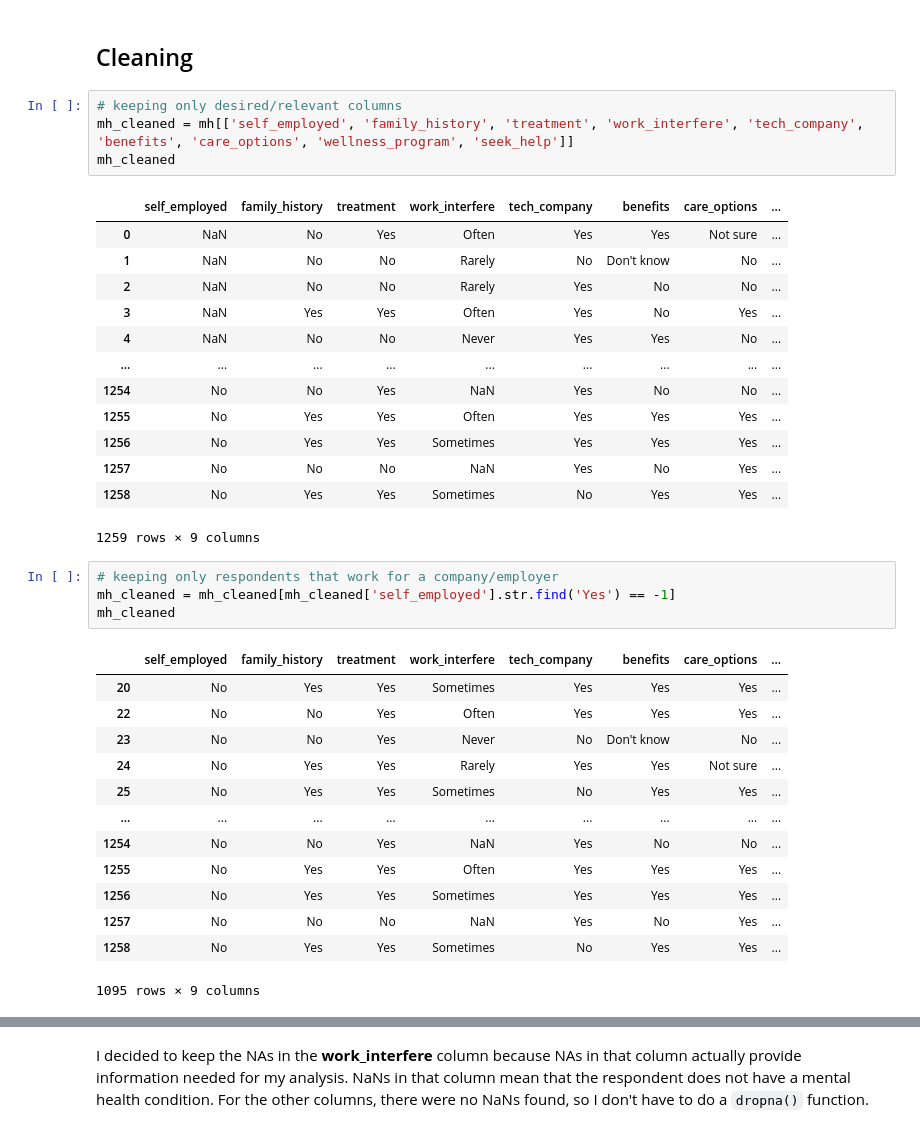
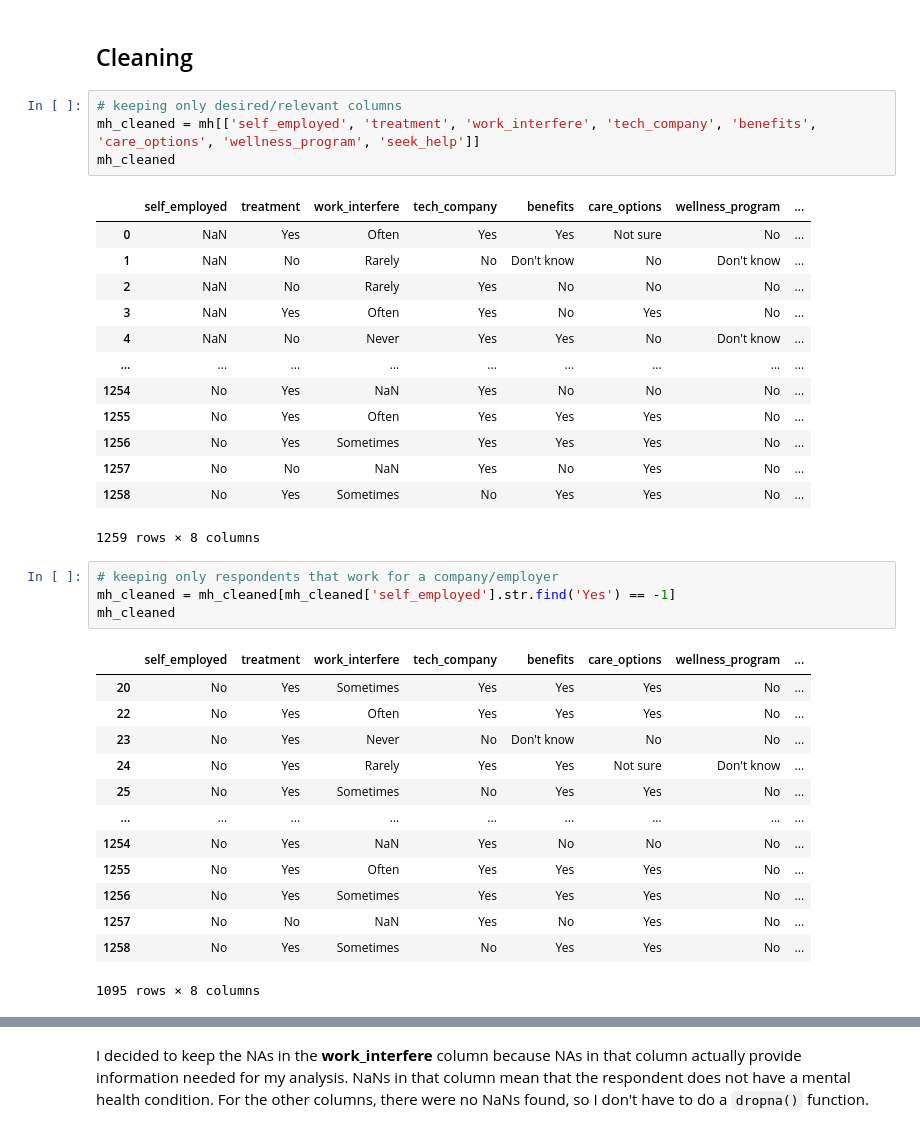
Before and after one commit to cltomiyama/MentalHealthSurvey_analysis, a Jupyter notebook: analysis/gale/analysispipeline_methodchain.ipynb, the cells around one changed output, grey strips where cells are left out. Drawn from its saved outputs; the diff is of its cells as text.

Commit message:
Removed 'family_history' column

```diff
--- a/analysis/gale/analysispipeline_methodchain.ipynb
+++ b/analysis/gale/analysispipeline_methodchain.ipynb
@@ -39,40 +39,40 @@ Index(['Timestamp', 'Age', 'Gender', 'Country', 'state', 'self_employed',
 ## Cleaning
 # %%
 # keeping only desired/relevant columns
-mh_cleaned = mh[['self_employed', 'family_history', 'treatment', 'work_interfere', 'tech_company', 'benefits', 'care_options', 'wellness_program', 'seek_help']]
+mh_cleaned = mh[['self_employed', 'treatment', 'work_interfere', 'tech_company', 'benefits', 'care_options', 'wellness_program', 'seek_help']]
 mh_cleaned
 # %% [output]
-|  | self_employed | family_history | treatment | work_interfere | tech_company | benefits | care_options | ... |
-| 0 | NaN | No | Yes | Often | Yes | Yes | Not sure | ... |
-| 1 | NaN | No | No | Rarely | No | Don't know | No | ... |
-| 2 | NaN | No | No | Rarely | Yes | No | No | ... |
-| 3 | NaN | Yes | Yes | Often | Yes | No | Yes | ... |
-| 4 | NaN | No | No | Never | Yes | Yes | No | ... |
+|  | self_employed | treatment | work_interfere | tech_company | benefits | care_options | wellness_program | ... |
+| 0 | NaN | Yes | Often | Yes | Yes | Not sure | No | ... |
+| 1 | NaN | No | Rarely | No | Don't know | No | Don't know | ... |
+| 2 | NaN | No | Rarely | Yes | No | No | No | ... |
+| 3 | NaN | Yes | Often | Yes | No | Yes | No | ... |
+| 4 | NaN | No | Never | Yes | Yes | No | Don't know | ... |
 | ... | ... | ... | ... | ... | ... | ... | ... | ... |
-| 1254 | No | No | Yes | NaN | Yes | No | No | ... |
-| 1255 | No | Yes | Yes | Often | Yes | Yes | Yes | ... |
-| 1256 | No | Yes | Yes | Sometimes | Yes | Yes | Yes | ... |
-| 1257 | No | No | No | NaN | Yes | No | Yes | ... |
-| 1258 | No | Yes | Yes | Sometimes | No | Yes | Yes | ... |
+| 1254 | No | Yes | NaN | Yes | No | No | No | ... |
+| 1255 | No | Yes | Often | Yes | Yes | Yes | No | ... |
+| 1256 | No | Yes | Sometimes | Yes | Yes | Yes | No | ... |
+| 1257 | No | No | NaN | Yes | No | Yes | No | ... |
+| 1258 | No | Yes | Sometimes | No | Yes | Yes | No | ... |
-1259 rows × 9 columns
+1259 rows × 8 columns
 # %%
 # keeping only respondents that work for a company/employer
 mh_cleaned = mh_cleaned[mh_cleaned['self_employed'].str.find('Yes') == -1]
 mh_cleaned
 # %% [output]
-|  | self_employed | family_history | treatment | work_interfere | tech_company | benefits | care_options | ... |
-| 20 | No | Yes | Yes | Sometimes | Yes | Yes | Yes | ... |
-| 22 | No | No | Yes | Often | Yes | Yes | Yes | ... |
-| 23 | No | No | Yes | Never | No | Don't know | No | ... |
-| 24 | No | Yes | Yes | Rarely | Yes | Yes | Not sure | ... |
-| 25 | No | Yes | Yes | Sometimes | No | Yes | Yes | ... |
+|  | self_employed | treatment | work_interfere | tech_company | benefits | care_options | wellness_program | ... |
+| 20 | No | Yes | Sometimes | Yes | Yes | Yes | No | ... |
+| 22 | No | Yes | Often | Yes | Yes | Yes | No | ... |
+| 23 | No | Yes | Never | No | Don't know | No | No | ... |
+| 24 | No | Yes | Rarely | Yes | Yes | Not sure | Don't know | ... |
+| 25 | No | Yes | Sometimes | No | Yes | Yes | No | ... |
 | ... | ... | ... | ... | ... | ... | ... | ... | ... |
-| 1254 | No | No | Yes | NaN | Yes | No | No | ... |
-| 1255 | No | Yes | Yes | Often | Yes | Yes | Yes | ... |
-| 1256 | No | Yes | Yes | Sometimes | Yes | Yes | Yes | ... |
-| 1257 | No | No | No | NaN | Yes | No | Yes | ... |
-| 1258 | No | Yes | Yes | Sometimes | No | Yes | Yes | ... |
+| 1254 | No | Yes | NaN | Yes | No | No | No | ... |
+| 1255 | No | Yes | Often | Yes | Yes | Yes | No | ... |
+| 1256 | No | Yes | Sometimes | Yes | Yes | Yes | No | ... |
+| 1257 | No | No | NaN | Yes | No | Yes | No | ... |
+| 1258 | No | Yes | Sometimes | No | Yes | Yes | No | ... |
-1095 rows × 9 columns
+1095 rows × 8 columns
 # %%
 mh_cleaned = mh_cleaned[mh_cleaned['tech_company'].str.find('No') == -1]
 mh_cleaned
```
Also changed, not shown: parts of 14 cells of this notebook, 2 other files.
